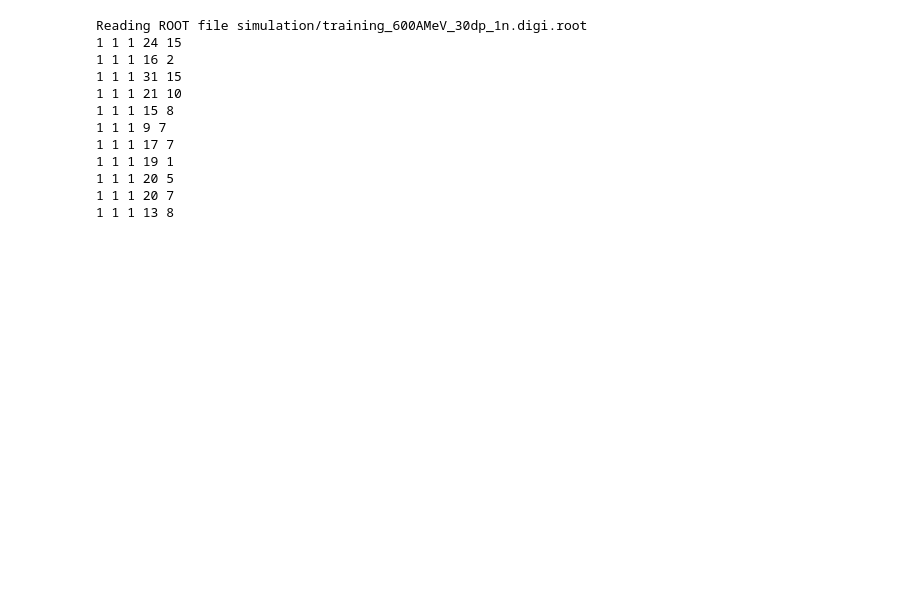
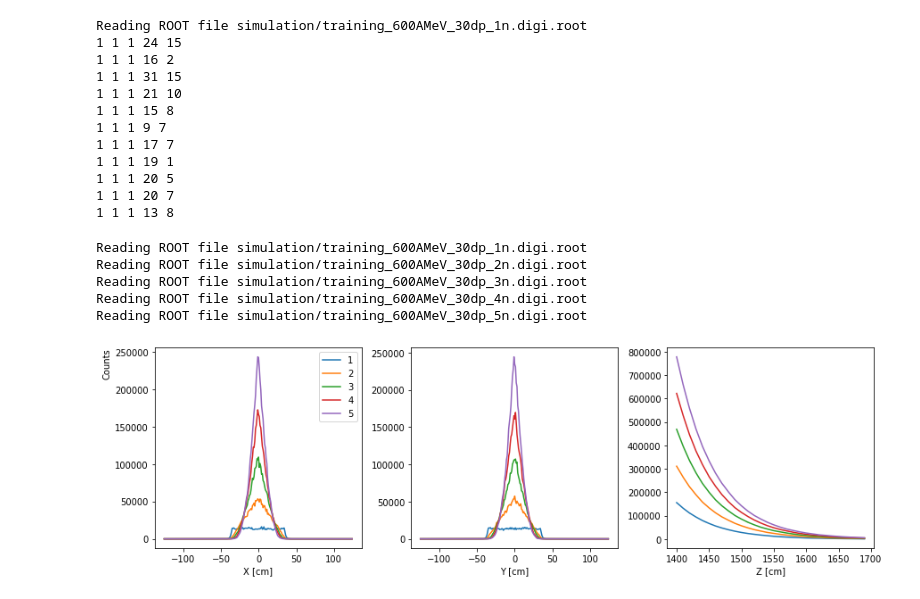
Before and after one commit to janmayer/NeuLAND-reconstruction-ml, a Jupyter notebook: ROOT-explore.ipynb, the cells around one changed output. Cells and saved outputs as stored; diff of their text form; code cells hidden in the pictures; blank space fills up the shorter version.

Commit message:
Explore more ROOT data

```diff
--- a/ROOT-explore.ipynb
+++ b/ROOT-explore.ipynb
@@ -40,3 +51,40 @@ Reading ROOT file simulation/training_600AMeV_30dp_1n.digi.root
 1 1 1 20 5
 1 1 1 20 7
 1 1 1 13 8
+# %%
+fig = plt.figure(figsize=(2 * 6.224, 2 * (6.224 / 1.618 * 0.5)))
+
+ax1 = fig.add_subplot(131)
+ax1.set_ylabel(r"Counts", horizontalalignment="right", y=1)
+ax1.set_xlabel(r"X [cm]")
+
+ax2 = fig.add_subplot(132)
+ax2.set_xlabel(r"Y [cm]")
+
+ax3 = fig.add_subplot(133)
+ax3.set_xlabel(r"Z [cm]")
+
+for neutrons in range(1,6):
+    filename = f"simulation/training_{beam_energy}AMeV_{num_dp}dp_{neutrons}n.digi.root"
+    print(f"Reading ROOT file {filename}")
+    tfile = ROOT.TFile.Open(filename)
+    ttree = tfile.Get("evt")
+    hx = ROOT.TH1F("hx", "Title", 250, -125, 125)
+    hy = ROOT.TH1F("hy", "Title", 250, -125, 125)
+    hz = ROOT.TH1F("hz", "Title", 30, 1400, 1700)
+    ttree.Draw('NeulandPrimaryPoints.fX>>hx')
+    ttree.Draw('NeulandPrimaryPoints.fY>>hy')
+    ttree.Draw('NeulandPrimaryPoints.fZ>>hz')
+    ax1.plot(range(-125, 125), rnp.hist2array(hx), label=str(neutrons))
+    ax2.plot(range(-125, 125), rnp.hist2array(hy))
+    ax3.plot(range(1400, 1700, 10), rnp.hist2array(hz))
+
+ax1.legend()
+fig.tight_layout()
+# %% [output]
+Reading ROOT file simulation/training_600AMeV_30dp_1n.digi.root
+Reading ROOT file simulation/training_600AMeV_30dp_2n.digi.root
+Reading ROOT file simulation/training_600AMeV_30dp_3n.digi.root
+Reading ROOT file simulation/training_600AMeV_30dp_4n.digi.root
+Reading ROOT file simulation/training_600AMeV_30dp_5n.digi.root
+[figure, added]
```
Also changed, not shown: parts of 4 cells of this notebook, 1 other file.
